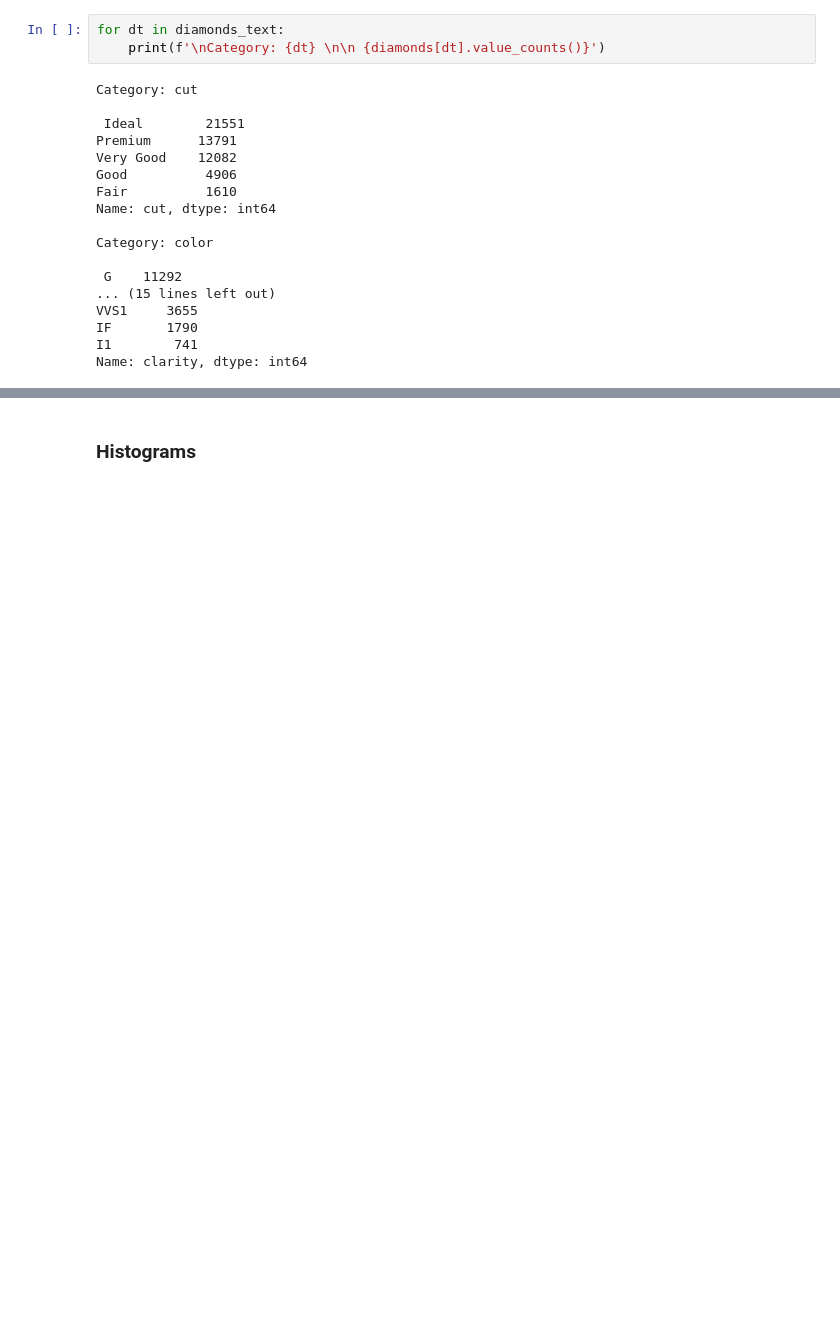
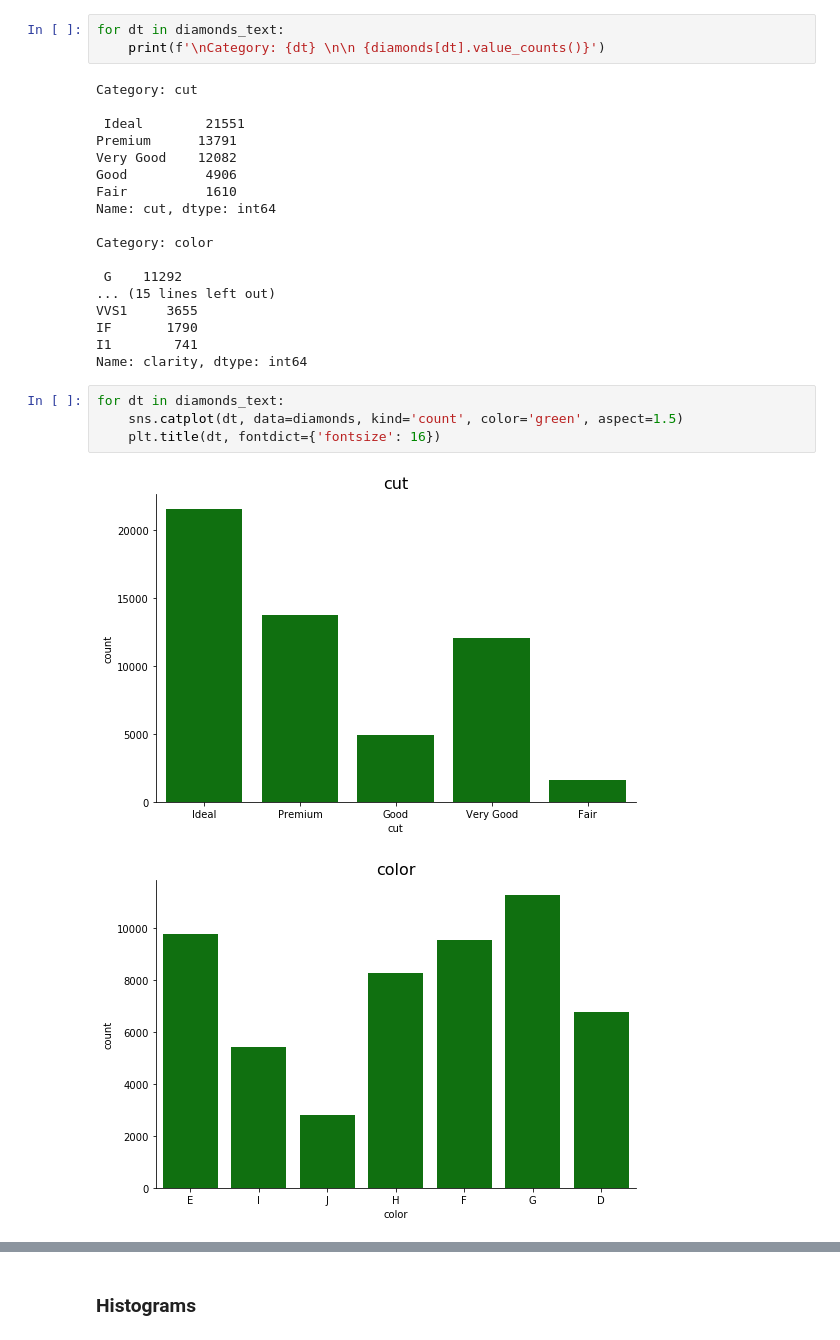
Before and after one commit to mxaxrxkx/ds_diamonds_project, a Jupyter notebook: diamonds_eda.ipynb, the cells around one changed output, grey strips where cells are left out. Cells and saved outputs as stored; diff of their text form; blank space fills up the shorter version.

Commit message:
updated diamonds_eda

```diff
--- a/diamonds_eda.ipynb
+++ b/diamonds_eda.ipynb
@@ -99,3 +100,10 @@ VVS1     3655
 IF       1790
 I1        741
 Name: clarity, dtype: int64
+# %%
+for dt in diamonds_text:
+    sns.catplot(dt, data=diamonds, kind='count', color='green', aspect=1.5)
+    plt.title(dt, fontdict={'fontsize': 16})
+# %% [output]
+[figure, added]
+[figure, added]
```
Also changed, not shown: parts of 6 cells of this notebook.
